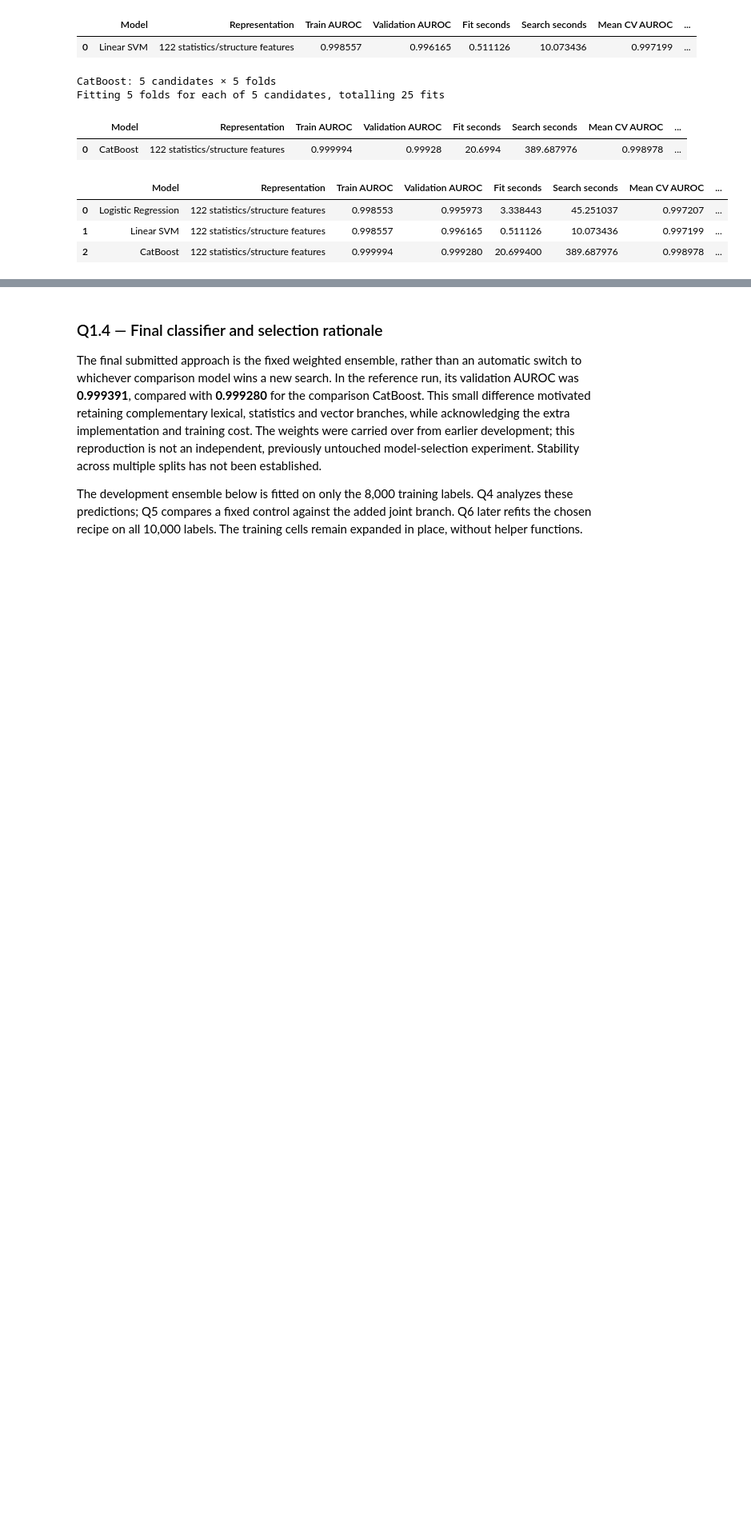
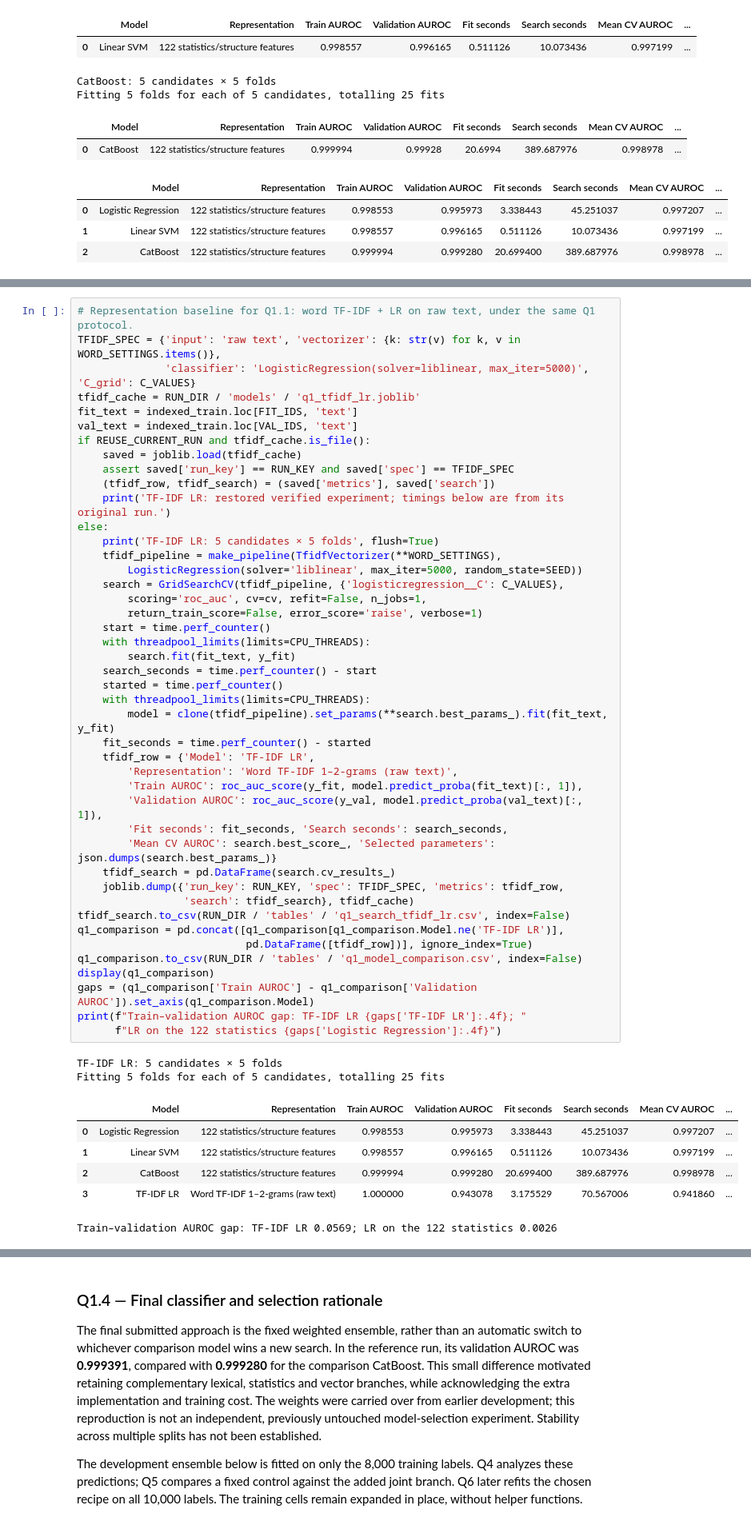
Before and after one commit to HsiangTNA/human-or-ai-submissions, a Jupyter notebook: submissions/group-number-1 /Human_or_AI_Full_Colab_Training.ipynb, the cells around one changed output, grey strips where cells are left out. Shown at 80% size. Saved outputs shown, nothing was run; the diff lists cells and outputs as text; blank space fills up the shorter version.

```diff
--- a/submissions/group-number-1 /Human_or_AI_Full_Colab_Training.ipynb
+++ b/submissions/group-number-1 /Human_or_AI_Full_Colab_Training.ipynb
@@ -881,3 +888,56 @@ Fitting 5 folds for each of 5 candidates, totalling 25 fits
+# %%
+# Representation baseline for Q1.1: word TF-IDF + LR on raw text, under the same Q1 protocol.
+TFIDF_SPEC = {'input': 'raw text', 'vectorizer': {k: str(v) for k, v in WORD_SETTINGS.items()},
+              'classifier': 'LogisticRegression(solver=liblinear, max_iter=5000)', 'C_grid': C_VALUES}
+tfidf_cache = RUN_DIR / 'models' / 'q1_tfidf_lr.joblib'
+fit_text = indexed_train.loc[FIT_IDS, 'text']
+val_text = indexed_train.loc[VAL_IDS, 'text']
+if REUSE_CURRENT_RUN and tfidf_cache.is_file():
+    saved = joblib.load(tfidf_cache)
+    assert saved['run_key'] == RUN_KEY and saved['spec'] == TFIDF_SPEC
+    (tfidf_row, tfidf_search) = (saved['metrics'], saved['search'])
+    print('TF-IDF LR: restored verified experiment; timings below are from its original run.')
+else:
+    print('TF-IDF LR: 5 candidates × 5 folds', flush=True)
+    tfidf_pipeline = make_pipeline(TfidfVectorizer(**WORD_SETTINGS),
+        LogisticRegression(solver='liblinear', max_iter=5000, random_state=SEED))
+    search = GridSearchCV(tfidf_pipeline, {'logisticregression__C': C_VALUES},
+        scoring='roc_auc', cv=cv, refit=False, n_jobs=1,
+        return_train_score=False, error_score='raise', verbose=1)
+    start = time.perf_counter()
+    with threadpool_limits(limits=CPU_THREADS):
+        search.fit(fit_text, y_fit)
+    search_seconds = time.perf_counter() - start
+    started = time.perf_counter()
+    with threadpool_limits(limits=CPU_THREADS):
+        model = clone(tfidf_pipeline).set_params(**search.best_params_).fit(fit_text, y_fit)
+    fit_seconds = time.perf_counter() - started
+    tfidf_row = {'Model': 'TF-IDF LR',
+        'Representation': 'Word TF-IDF 1–2-grams (raw text)',
+        'Train AUROC': roc_auc_score(y_fit, model.predict_proba(fit_text)[:, 1]),
+        'Validation AUROC': roc_auc_score(y_val, model.predict_proba(val_text)[:, 1]),
+        'Fit seconds': fit_seconds, 'Search seconds': search_seconds,
+        'Mean CV AUROC': search.best_score_, 'Selected parameters': json.dumps(search.best_params_)}
+    tfidf_search = pd.DataFrame(search.cv_results_)
+    joblib.dump({'run_key': RUN_KEY, 'spec': TFIDF_SPEC, 'metrics': tfidf_row,
+                 'search': tfidf_search}, tfidf_cache)
+tfidf_search.to_csv(RUN_DIR / 'tables' / 'q1_search_tfidf_lr.csv', index=False)
+q1_comparison = pd.concat([q1_comparison[q1_comparison.Model.ne('TF-IDF LR')],
+                           pd.DataFrame([tfidf_row])], ignore_index=True)
+q1_comparison.to_csv(RUN_DIR / 'tables' / 'q1_model_comparison.csv', index=False)
+display(q1_comparison)
+gaps = (q1_comparison['Train AUROC'] - q1_comparison['Validation AUROC']).set_axis(q1_comparison.Model)
+print(f"Train–validation AUROC gap: TF-IDF LR {gaps['TF-IDF LR']:.4f}; "
+      f"LR on the 122 statistics {gaps['Logistic Regression']:.4f}")
+# %% [output]
+TF-IDF LR: 5 candidates × 5 folds
+Fitting 5 folds for each of 5 candidates, totalling 25 fits
+|  | Model | Representation | Train AUROC | Validation AUROC | Fit seconds | Search seconds | Mean CV AUROC | ... |
+| 0 | Logistic Regression | 122 statistics/structure features | 0.998553 | 0.995973 | 3.338443 | 45.251037 | 0.997207 | ... |
+| 1 | Linear SVM | 122 statistics/structure features | 0.998557 | 0.996165 | 0.511126 | 10.073436 | 0.997199 | ... |
+| 2 | CatBoost | 122 statistics/structure features | 0.999994 | 0.999280 | 20.699400 | 389.687976 | 0.998978 | ... |
+| 3 | TF-IDF LR | Word TF-IDF 1–2-grams (raw text) | 1.000000 | 0.943078 | 3.175529 | 70.567006 | 0.941860 | ... |
+Train–validation AUROC gap: TF-IDF LR 0.0569; LR on the 122 statistics 0.0026
 # %%
 (fig, axes) = plt.subplots(1, 2, figsize=(11, 4), constrained_layout=True)
 x = np.arange(len(q1_comparison))
```
Also changed, not shown: parts of 6 cells of this notebook.
